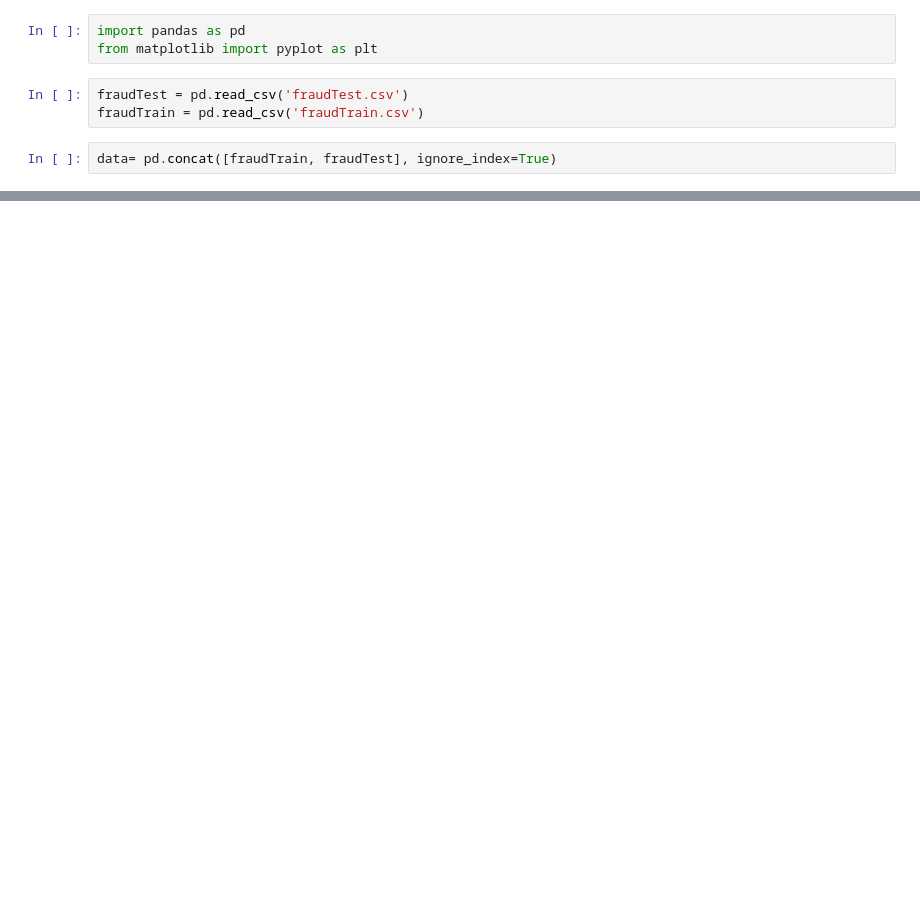
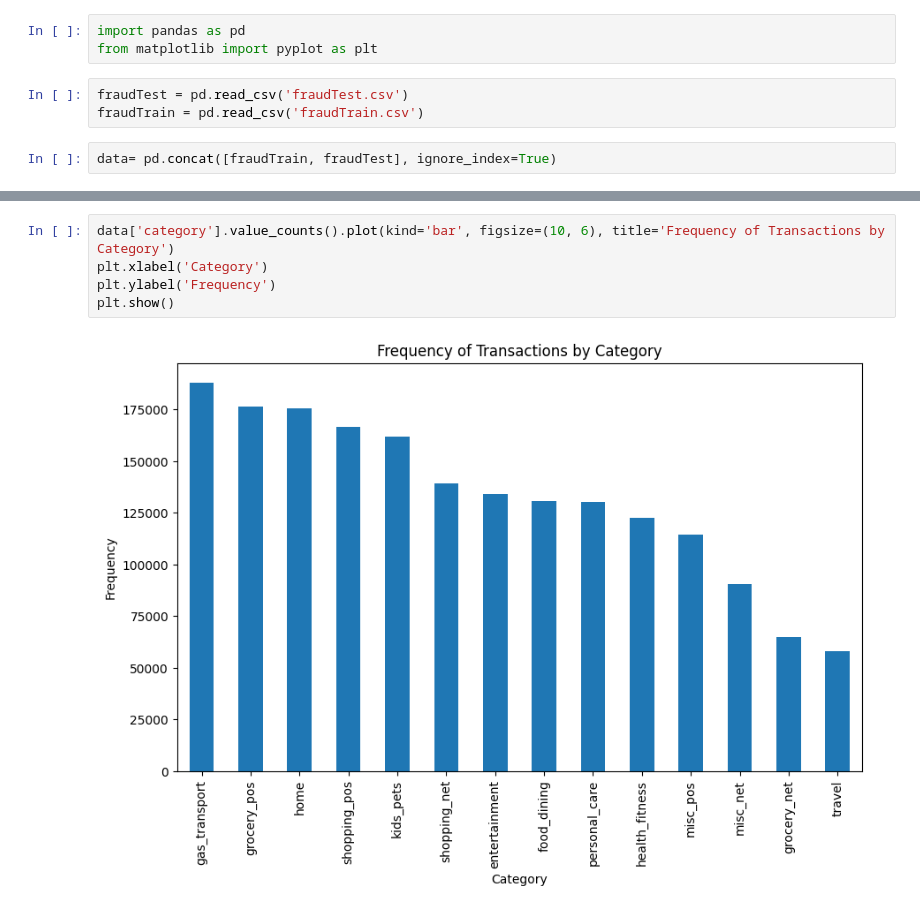
Before and after one commit to tctamedie/EventManagement, a Jupyter notebook: FraudDetectionCode.ipynb, the cells around one changed output, grey strips where cells are left out. Saved outputs shown, nothing was run; the diff lists cells and outputs as text; blank space fills up the shorter version.

Commit message:
graphs added

```diff
--- a/FraudDetectionCode.ipynb
+++ b/FraudDetectionCode.ipynb
@@ -41,0 +45,7 @@ data.describe().transpose()
+# %%
+data['category'].value_counts().plot(kind='bar', figsize=(10, 6), title='Frequency of Transactions by Category')
+plt.xlabel('Category')
+plt.ylabel('Frequency')
+plt.show()
+# %% [output]
+[figure, added]
```
Also changed, not shown: parts of 7 cells of this notebook.
